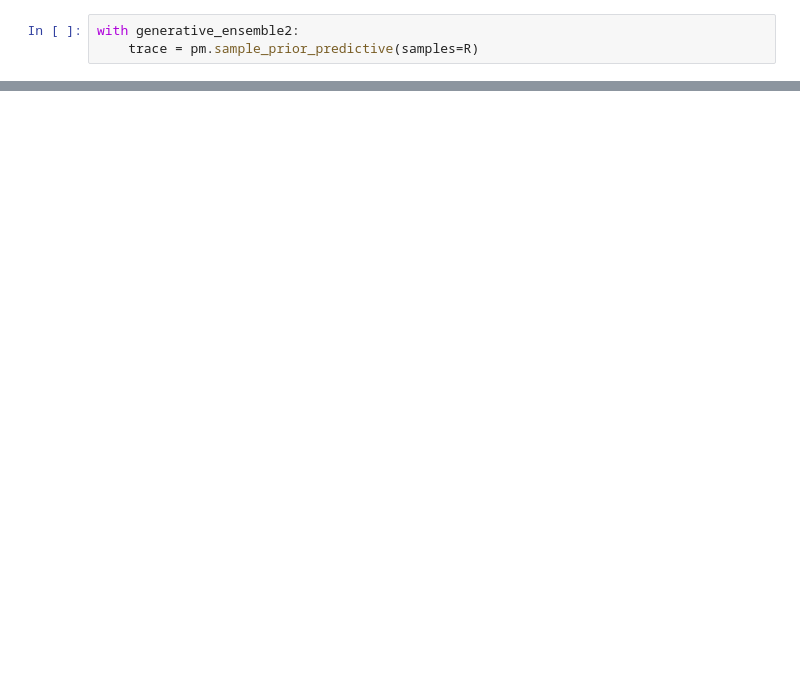
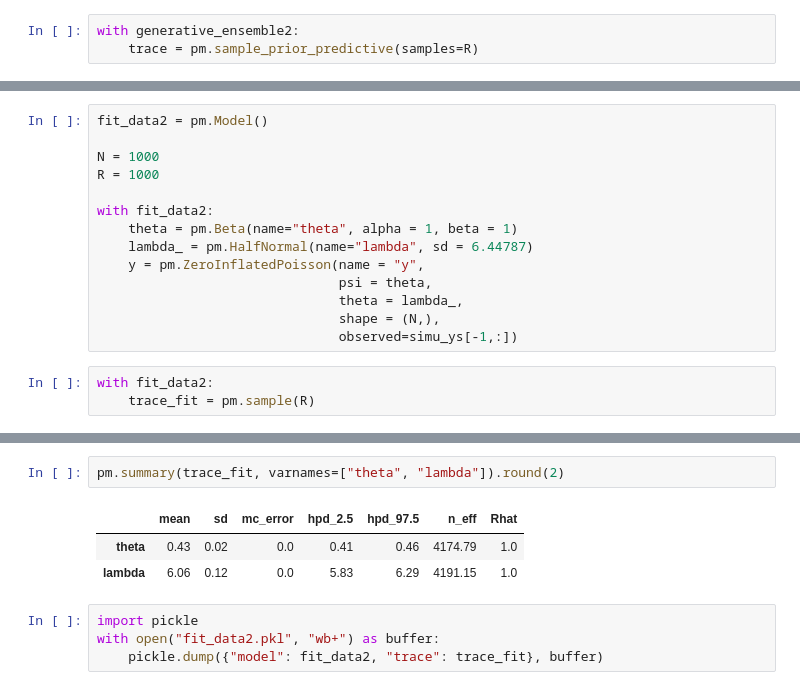
Before and after one commit to lstmemery/principled-bayesian-workflow-pymc3, a Jupyter notebook: 3.2.ipynb, the cells around one changed output, grey strips where cells are left out. Cells and saved outputs as stored; diff of their text form; blank space fills up the shorter version.

```diff
--- a/3.2.ipynb
+++ b/3.2.ipynb
@@ -97,0 +93,17 @@ plt.title('Prior predictive distribution');
+# %%
+fit_data2 = pm.Model()
+
+N = 1000
+R = 1000
+
+with fit_data2:
+    theta = pm.Beta(name="theta", alpha = 1, beta = 1)
+    lambda_ = pm.HalfNormal(name="lambda", sd = 6.44787)
+    y = pm.ZeroInflatedPoisson(name = "y",
+                               psi = theta,
+                               theta = lambda_,
+                               shape = (N,),
+                               observed=simu_ys[-1,:])
+# %%
+with fit_data2:
+    trace_fit = pm.sample(R)
@@ -97,0 +124,10 @@ plt.title('Prior predictive distribution');
+# %%
+pm.summary(trace_fit, varnames=["theta", "lambda"]).round(2)
+# %% [output]
+|  | mean | sd | mc_error | hpd_2.5 | hpd_97.5 | n_eff | Rhat |
+| theta | 0.43 | 0.02 | 0.0 | 0.41 | 0.46 | 4174.79 | 1.0 |
+| lambda | 6.06 | 0.12 | 0.0 | 5.83 | 6.29 | 4191.15 | 1.0 |
+# %%
+import pickle
+with open("fit_data2.pkl", "wb+") as buffer:
+    pickle.dump({"model": fit_data2, "trace": trace_fit}, buffer)
```
Also changed, not shown: parts of 12 cells of this notebook, 1 other file.
